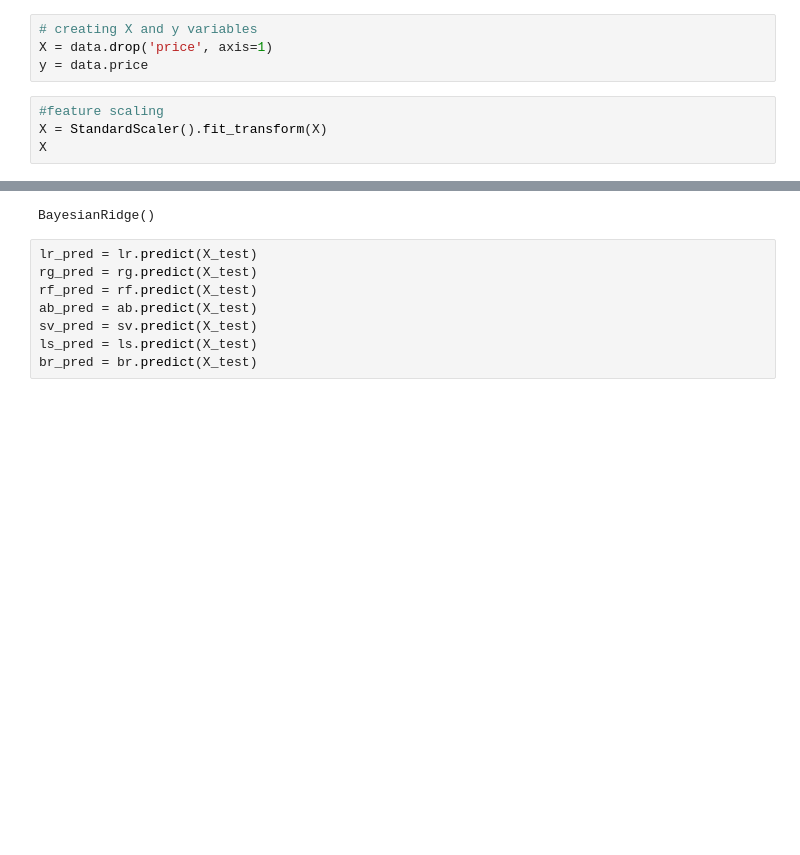
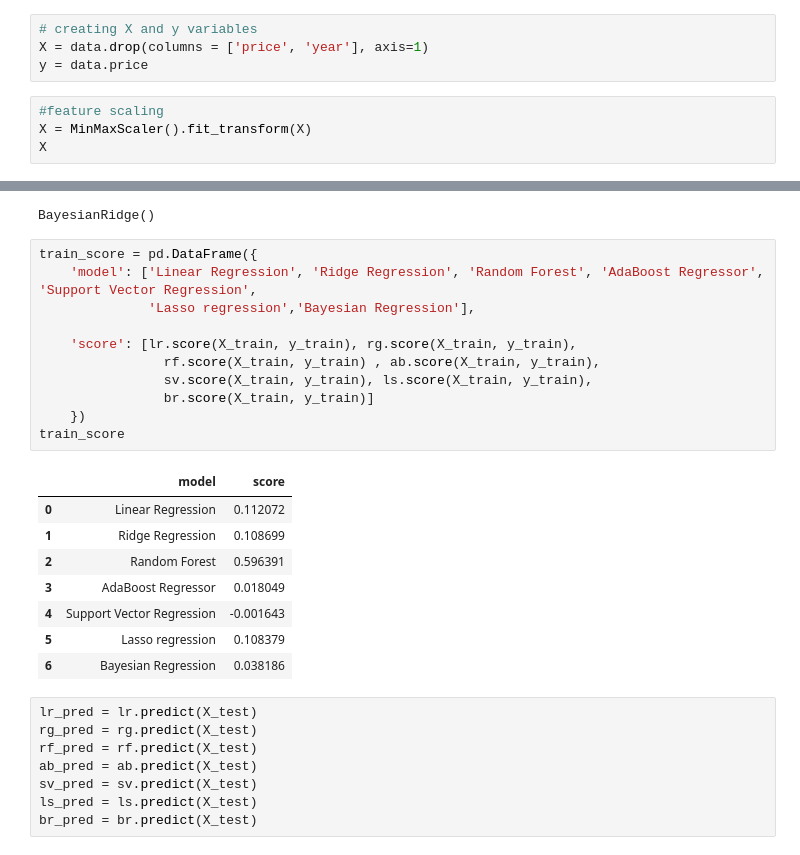
Before and after one commit to VictorUmunna/Car-Price-Prediction, a Jupyter notebook: model_building.ipynb, the cells around one changed output, grey strips where cells are left out. Cells and saved outputs as stored; diff of their text form; blank space fills up the shorter version.

```diff
--- a/model_building.ipynb
+++ b/model_building.ipynb
@@ -51,10 +52,10 @@ data
 909 rows × 59 columns
 # %%
 # creating X and y variables
-X = data.drop('price', axis=1)
+X = data.drop(columns = ['price', 'year'], axis=1)
 y = data.price
 # %%
 #feature scaling
-X = StandardScaler().fit_transform(X)
+X = MinMaxScaler().fit_transform(X)
 X
 # %% [output]
@@ -121,6 +122,26 @@ br = linear_model.BayesianRidge()
 br.fit(X_train, y_train)
 # %% [output]
 BayesianRidge()
+# %%
+train_score = pd.DataFrame({
+    'model': ['Linear Regression', 'Ridge Regression', 'Random Forest', 'AdaBoost Regressor', 'Support Vector Regression',
+              'Lasso regression','Bayesian Regression'],
+
+    'score': [lr.score(X_train, y_train), rg.score(X_train, y_train),
+                rf.score(X_train, y_train) , ab.score(X_train, y_train),
+                sv.score(X_train, y_train), ls.score(X_train, y_train),
+                br.score(X_train, y_train)]
+    })
+train_score
+# %% [output]
+|  | model | score |
+| 0 | Linear Regression | 0.112072 |
+| 1 | Ridge Regression | 0.108699 |
+| 2 | Random Forest | 0.596391 |
+| 3 | AdaBoost Regressor | 0.018049 |
+| 4 | Support Vector Regression | -0.001643 |
+| 5 | Lasso regression | 0.108379 |
+| 6 | Bayesian Regression | 0.038186 |
 # %%
 lr_pred = lr.predict(X_test)
 rg_pred = rg.predict(X_test)
```
Also changed, not shown: parts of 4 cells of this notebook, 1 other file.
